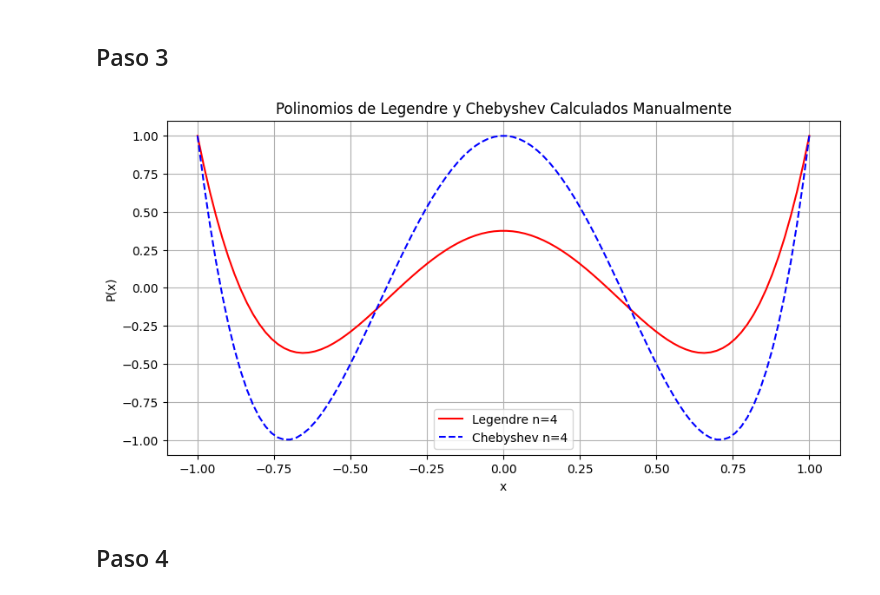
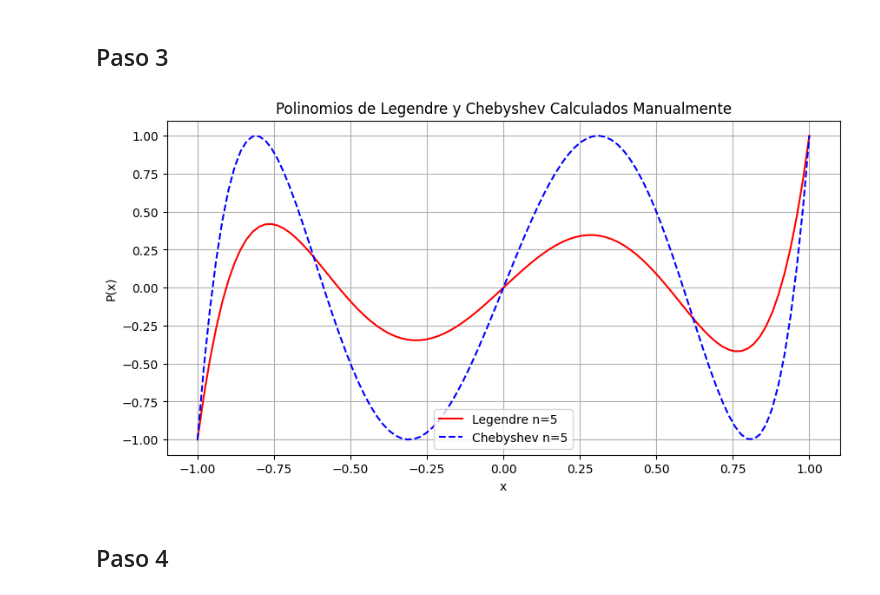
Before and after one commit to Farreto06/Calculo-Numerico-Grupal, a Jupyter notebook: Evaluacion 3/Diseño de una Montaña Rusa.ipynb, the cells around one changed output. Drawn from its saved outputs; the diff is of its cells as text; code cells hidden in the pictures.

```diff
--- a/Evaluacion 3/Diseño de una Montaña Rusa.ipynb
+++ b/Evaluacion 3/Diseño de una Montaña Rusa.ipynb
@@ -266,35 +266,35 @@ def calcular_chebyshev(n, x):
     if n == 0:
         return np.ones_like(x)
     elif n == 1:
         return x
     t0, t1 = np.ones_like(x), x
     for i in range(2, n+1):
         t2 = 2 * x * t1 - t0
         t0, t1 = t1, t2
     return t1
 
 # Generar 100 puntos equidistantes en el intervalo definido por x_vals2
 x = np.linspace(-1,1,100)
 
 # Usar x para calcular los polinomios
-n = 4  # Grado del polinomio
+n = 5  # Grado del polinomio
 y_legendre = calcular_legendre(n, x)
 y_chebyshev = calcular_chebyshev(n, x)
 
 # Graficar los polinomios
 plt.figure(figsize=(10, 5))
 plt.plot(x, y_legendre, 'r-', label=f'Legendre n={n}')
 plt.plot(x, y_chebyshev, 'b--', label=f'Chebyshev n={n}')
 # Asegúrate de definir x_data2 y y_data2 antes de usarlos
 # plt.scatter(x_data2, y_data2, color='g', label='Datos Originales')  # Comentado debido a que x_data2 y y_data2 no están definidos en el fragmento proporcionado
 plt.legend()
 plt.xlabel('x')
 plt.ylabel('P(x)')
 plt.title('Polinomios de Legendre y Chebyshev Calculados Manualmente')
 plt.grid(True)
 plt.show()
 # %% [output]
-[figure, old version]
+[figure, new version]
 # %% [markdown]
 ## Paso 4
 # %%
```
